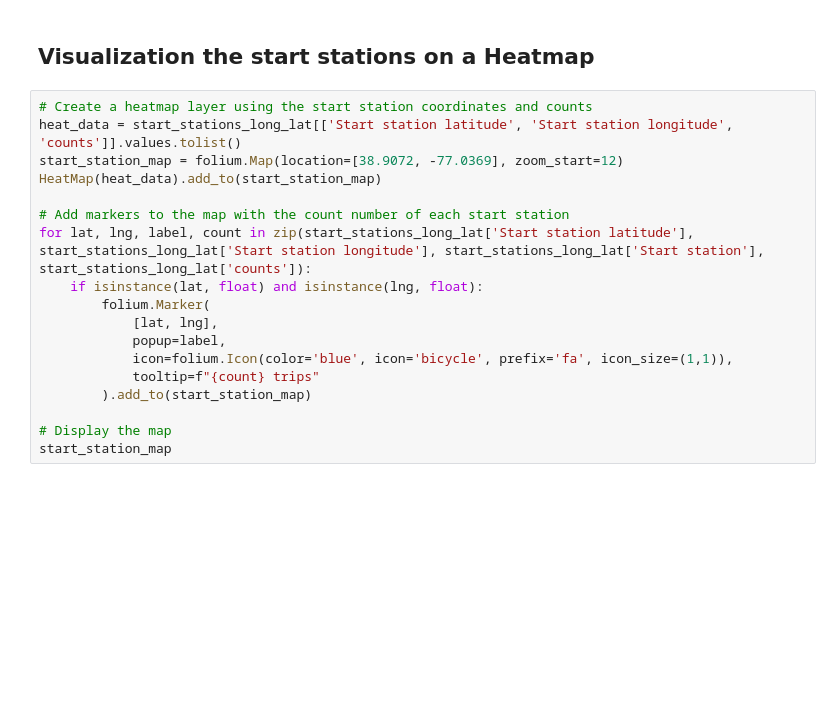
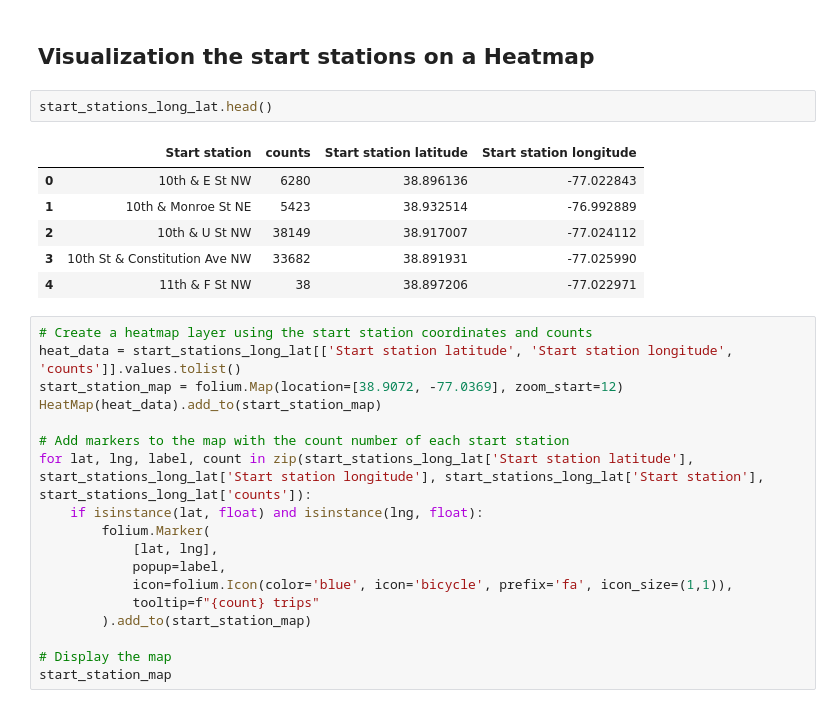
Before and after one commit to MaxLopezSalgado/capital_bike_sharing, a Jupyter notebook: data_wrangling/data_wrangling.ipynb, the cells around one changed output. Saved outputs shown, nothing was run; the diff lists cells and outputs as text; blank space fills up the shorter version.

```diff
--- a/data_wrangling/data_wrangling.ipynb
+++ b/data_wrangling/data_wrangling.ipynb
@@ -979,6 +970,15 @@ dtype('float64')
 dtype('float64')
 # %% [markdown]
 ## Visualization the start stations on a Heatmap
+# %%
+start_stations_long_lat.head()
+# %% [output]
+|  | Start station | counts | Start station latitude | Start station longitude |
+| 0 | 10th & E St NW | 6280 | 38.896136 | -77.022843 |
+| 1 | 10th & Monroe St NE | 5423 | 38.932514 | -76.992889 |
+| 2 | 10th & U St NW | 38149 | 38.917007 | -77.024112 |
+| 3 | 10th St & Constitution Ave NW | 33682 | 38.891931 | -77.025990 |
+| 4 | 11th & F St NW | 38 | 38.897206 | -77.022971 |
 # %%
 # Create a heatmap layer using the start station coordinates and counts
 heat_data = start_stations_long_lat[['Start station latitude', 'Start station longitude', 'counts']].values.tolist()
```
Also changed, not shown: parts of 8 cells of this notebook, 15 other files.
